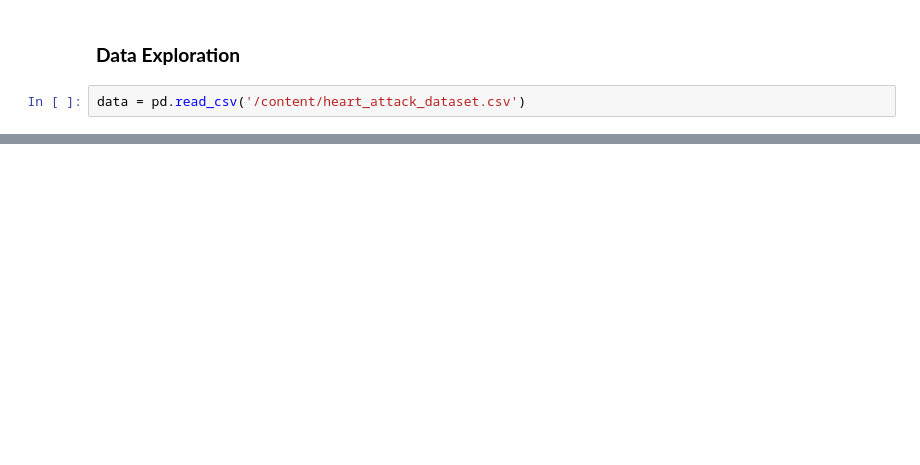
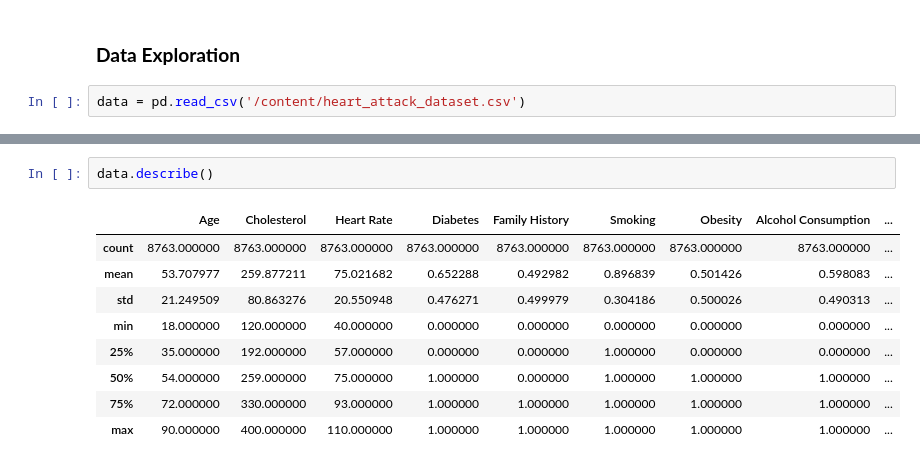
Before and after one commit to tahahamdii/Medical-Chatbot-Llama2, a Jupyter notebook: heart_attacks.ipynb, the cells around one changed output, grey strips where cells are left out. Saved outputs shown, nothing was run; the diff lists cells and outputs as text; blank space fills up the shorter version.

Commit message:
Data info

```diff
--- a/heart_attacks.ipynb
+++ b/heart_attacks.ipynb
@@ -28,0 +41,12 @@ data = pd.read_csv('/content/heart_attack_dataset.csv')
+# %%
+data.describe()
+# %% [output]
+|  | Age | Cholesterol | Heart Rate | Diabetes | Family History | Smoking | Obesity | Alcohol Consumption | ... |
+| count | 8763.000000 | 8763.000000 | 8763.000000 | 8763.000000 | 8763.000000 | 8763.000000 | 8763.000000 | 8763.000000 | ... |
+| mean | 53.707977 | 259.877211 | 75.021682 | 0.652288 | 0.492982 | 0.896839 | 0.501426 | 0.598083 | ... |
+| std | 21.249509 | 80.863276 | 20.550948 | 0.476271 | 0.499979 | 0.304186 | 0.500026 | 0.490313 | ... |
+| min | 18.000000 | 120.000000 | 40.000000 | 0.000000 | 0.000000 | 0.000000 | 0.000000 | 0.000000 | ... |
+| 25% | 35.000000 | 192.000000 | 57.000000 | 0.000000 | 0.000000 | 1.000000 | 0.000000 | 0.000000 | ... |
+| 50% | 54.000000 | 259.000000 | 75.000000 | 1.000000 | 0.000000 | 1.000000 | 1.000000 | 1.000000 | ... |
+| 75% | 72.000000 | 330.000000 | 93.000000 | 1.000000 | 1.000000 | 1.000000 | 1.000000 | 1.000000 | ... |
+| max | 90.000000 | 400.000000 | 110.000000 | 1.000000 | 1.000000 | 1.000000 | 1.000000 | 1.000000 | ... |
```
Also changed, not shown: parts of 3 cells of this notebook.
